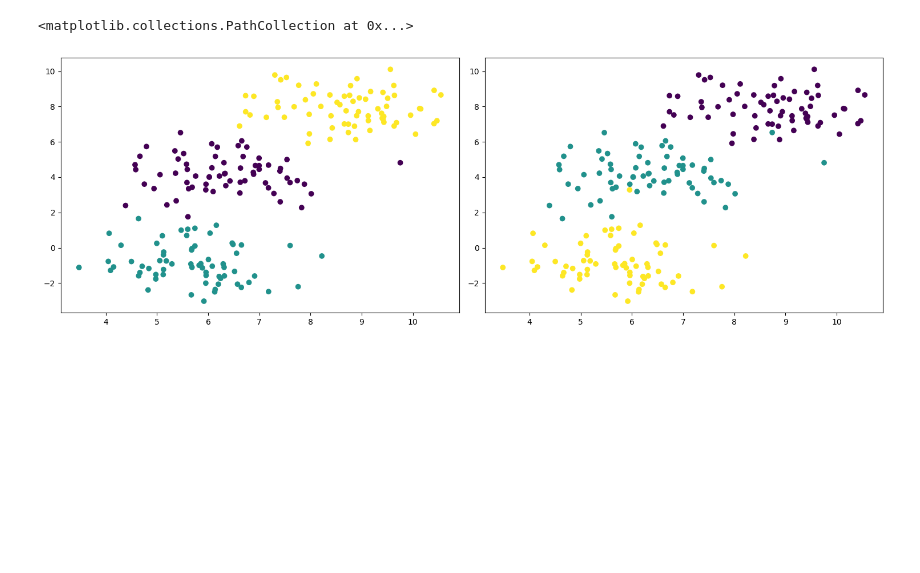
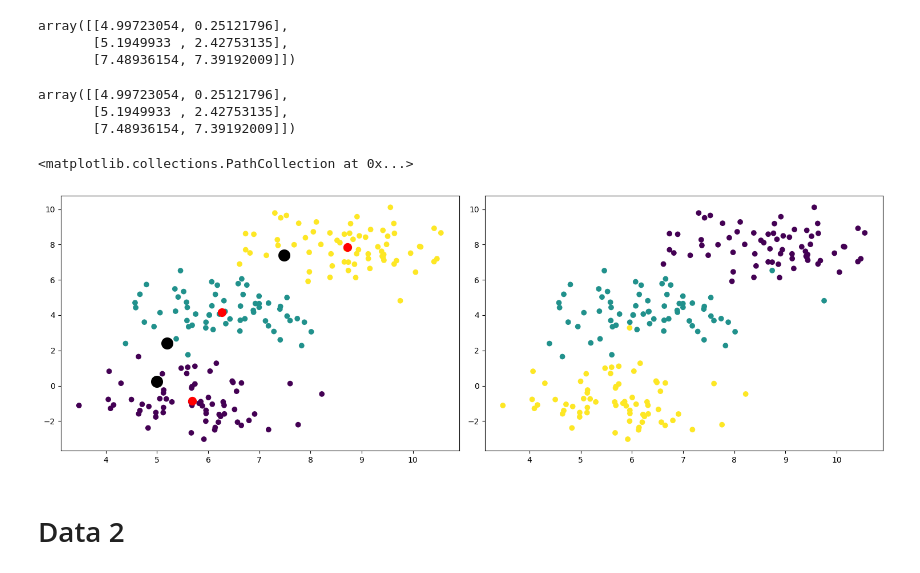
Before and after one commit to MikeTsvirkunov/Maching_Learning_Teach, a Jupyter notebook: MyMethods/laba6_kmean_example_of_work.ipynb, the cells around one changed output. Saved outputs shown, nothing was run; the diff lists cells and outputs as text; code cells hidden in the pictures; blank space fills up the shorter version.

Commit message:
KMeanEnd

```diff
--- a/MyMethods/laba6_kmean_example_of_work.ipynb
+++ b/MyMethods/laba6_kmean_example_of_work.ipynb
@@ -54,3 +13,8 @@ class KMeanClastinatorPredicter:
+# %%
+def random_center(x, k):
+    return np.array([choice(x) for _ in range(k)])
+def standart_mass_center_searcher(a):
+    return sum(a)/a.shape[0]
 # %%
 data1 = pd.read_csv('../Data/DataLaba6/data1.csv')
 x1 = (data1.drop('class', axis=1)).to_numpy()
@@ -63,12 +22,40 @@ obj, res = cl.clastering(x1)
+# %%
+st1 = random_center(x1, 3)
+st1
+# %% [output]
+array([[4.99723054, 0.25121796],
+       [5.1949933 , 2.42753135],
+       [7.48936154, 7.39192009]])
+# %%
+cl = KMeanClastinatorTrain(centers_of_mass=st1,
+                           k_neighbors=5,
+                           metric=euclid_distance,
+                           mass_center_searcher=standart_mass_center_searcher,
+                           function_of_priority=max_count_class,
+                           n_steps=10)
+clastinator1 = cl.train(x1)
+# %%
+st1
+# %% [output]
+array([[4.99723054, 0.25121796],
+       [5.1949933 , 2.42753135],
+       [7.48936154, 7.39192009]])
 # %%
 fig = plt.figure(tight_layout=True)
 fig.set_figheight(5)
 fig.set_figwidth(15)
 gs = gridspec.GridSpec(1, 2)
 ax = fig.add_subplot(gs[0, 0])
-ax.scatter(obj[:,0], obj[:,1], c=res)
+ax.scatter(x1[:, 0], x1[:, 1], c=clastinator1.predict(x1))
+ax.scatter(st1[:, 0],
+           st1[:, 1], s=200, c='black')
+ax.scatter(clastinator1.X_train[:, 0],
+           clastinator1.X_train[:, 1], s=100, c='red')
+
 ax = fig.add_subplot(gs[0, 1])
 ax.scatter(x1[:,0], x1[:,1], c=y1)
 # %% [output]
 <matplotlib.collections.PathCollection at 0x...>
-[figure, old version]
+[figure, new version]
+# %% [markdown]
+# Data 2
```
Also changed, not shown: parts of 13 cells of this notebook, 11 other files.
